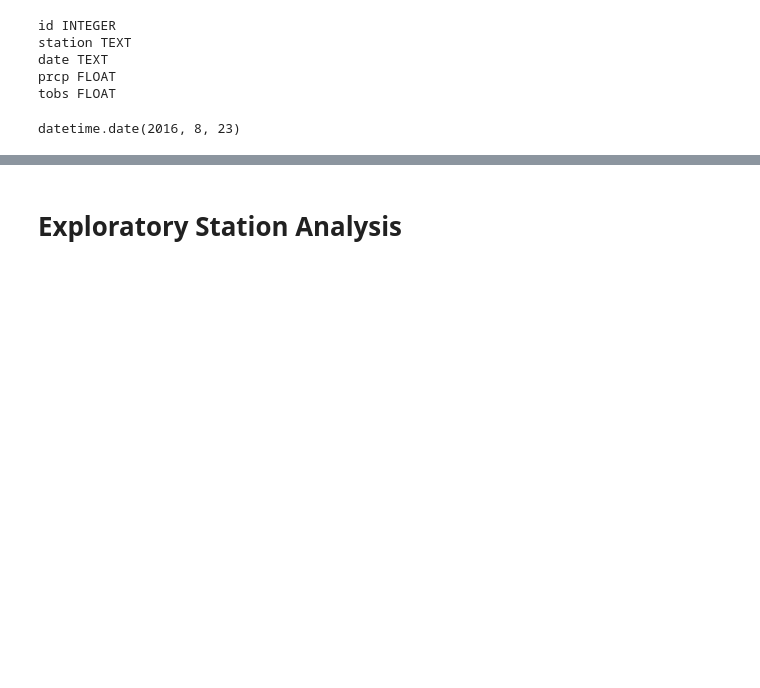
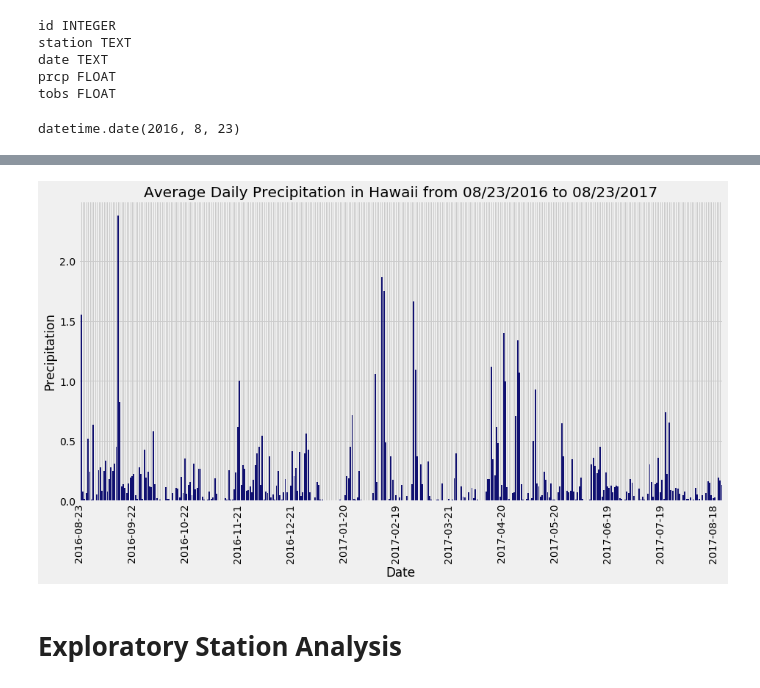
Before and after one commit to bay0624/sqlalchemy-challenge, a Jupyter notebook: climate.ipynb, the cells around one changed output, grey strips where cells are left out. Drawn from its saved outputs; the diff is of its cells as text; code cells hidden in the pictures; blank space fills up the shorter version.

```diff
--- a/climate.ipynb
+++ b/climate.ipynb
@@ -110,3 +107,19 @@ import seaborn as sns
+# %%
+# Use Pandas Plotting with Matplotlib to plot the data
+import seaborn as sns
+plt.figure(figsize=(14,7))
+plot = sns.barplot(x=grouped_df_prcp1.index, y=grouped_df_prcp1.Precipitation, color="navy")
+for i, j in enumerate(plot.get_xticklabels()):
+    if i % 30 == 0:
+        j.set_visible(True)
+    else:
+        j.set_visible(False)
+plt.xticks(rotation=90)
+plt.grid(True)
+plt.title("Average Daily Precipitation in Hawaii from 08/23/2016 to 08/23/2017")
+plt.show()
+# %% [output]
+[figure, added]
 # %%
 # Use Pandas to calculate the summary statistics for the precipitation data
 # %% [markdown]
```
Also changed, not shown: parts of 3 cells of this notebook.
